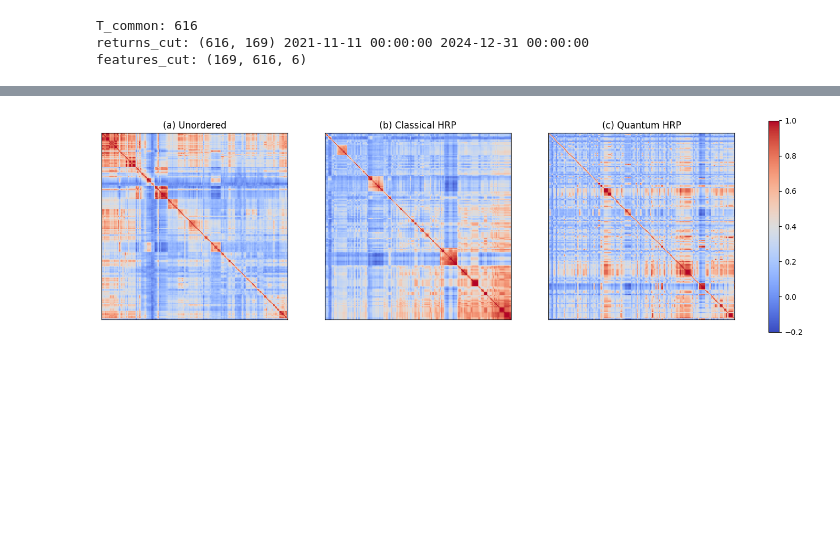
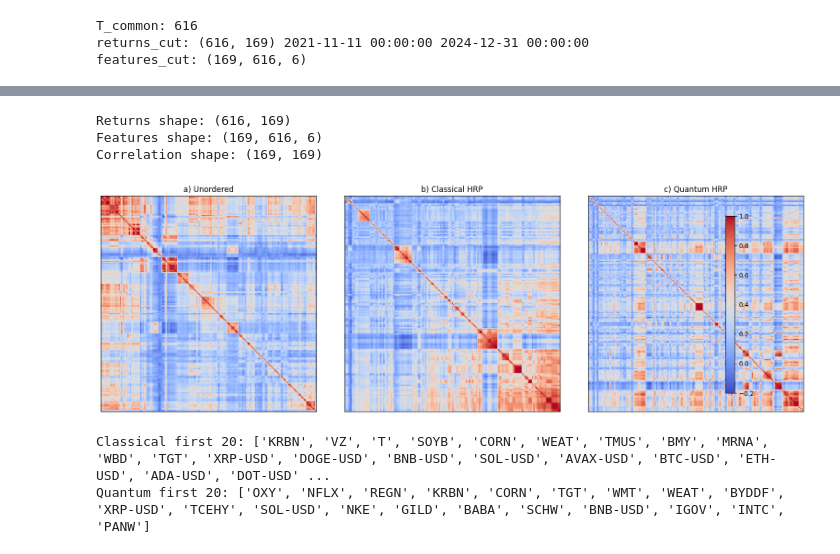
Before and after one commit to ikergs03/tfg-pricing-european-call-qae, a Jupyter notebook: src/qhrp_figure3_4/figure3_replication.ipynb, the cells around one changed output, grey strips where cells are left out. Drawn from its saved outputs; the diff is of its cells as text; code cells hidden in the pictures; blank space fills up the shorter version.

```diff
--- a/src/qhrp_figure3_4/figure3_replication.ipynb
+++ b/src/qhrp_figure3_4/figure3_replication.ipynb
@@ -72,21 +72,47 @@ Mean abs diff (ordered corr): 0.19727405852844387
 # %%
+# CELL: Figure 3 Correlation Matrices
 fig, axs = plt.subplots(1, 3, figsize=(16, 5))
 
-axs[0].imshow(corr, cmap="coolwarm", vmin=-0.2, vmax=1)
-axs[0].set_title("(a) Unordered")
+# Validaciones previas
+print(f"Returns shape: {returns_cut.shape}")
+print(f"Features shape: {features_cut.shape}")
+print(f"Correlation shape: {corr.shape}")
 
-axs[1].imshow(corr_classical, cmap="coolwarm", vmin=-0.2, vmax=1)
-axs[1].set_title("(b) Classical HRP")
+# a) Unordered Correlation
+im0 = axs[0].imshow(corr, cmap='coolwarm', vmin=-0.2, vmax=1)
+axs[0].set_title('a) Unordered', fontsize=12)
+axs[0].set_xticks([])
+axs[0].set_yticks([])
 
-axs[2].imshow(corr_quantum, cmap="coolwarm", vmin=-0.2, vmax=1)
-axs[2].set_title("(c) Quantum HRP")
+# b) Classical HRP - Correlation Reordered
+order_classical = hrp_order_from_correlation(corr)
+corr_classical = corr.iloc[order_classical, :].iloc[:, order_classical]
+im1 = axs[1].imshow(corr_classical, cmap='coolwarm', vmin=-0.2, vmax=1)
+axs[1].set_title('b) Classical HRP', fontsize=12)
+axs[1].set_xticks([])
+axs[1].set_yticks([])
 
-for ax in axs:
-    ax.set_xticks([])
-    ax.set_yticks([])
+# c) Quantum HRP - Correlation Reordered
+order_quantum = hrp_order_from_distance(D_quantum)
+corr_quantum = corr.iloc[order_quantum, :].iloc[:, order_quantum]
+im2 = axs[2].imshow(corr_quantum, cmap='coolwarm', vmin=-0.2, vmax=1)
+axs[2].set_title('c) Quantum HRP', fontsize=12)
+axs[2].set_xticks([])
+axs[2].set_yticks([])
 
-fig.colorbar(axs[0].images[0], ax=axs, fraction=0.02)
-plt.savefig("figures/figure3.png", dpi=300)
+# Colorbar compartido
+fig.colorbar(im0, ax=axs, fraction=0.02, pad=0.04)
+
+plt.tight_layout()
+plt.savefig('figures/figure3_comparison.png', dpi=300, bbox_inches='tight')
 plt.show()
+
+print(f"Classical first 20: {corr.columns[order_classical[:20]].tolist()}")
+print(f"Quantum first 20: {corr.columns[order_quantum[:20]].tolist()}")
 # %% [output]
+Returns shape: (616, 169)
+Features shape: (169, 616, 6)
+Correlation shape: (169, 169)
-[figure, old version]
+[figure, new version]
+Classical first 20: ['KRBN', 'VZ', 'T', 'SOYB', 'CORN', 'WEAT', 'TMUS', 'BMY', 'MRNA', 'WBD', 'TGT', 'XRP-USD', 'DOGE-USD', 'BNB-USD', 'SOL-USD', 'AVAX-USD', 'BTC-USD', 'ETH-USD', 'ADA-USD', 'DOT-USD' ...
+Quantum first 20: ['OXY', 'NFLX', 'REGN', 'KRBN', 'CORN', 'TGT', 'WMT', 'WEAT', 'BYDDF', 'XRP-USD', 'TCEHY', 'SOL-USD', 'NKE', 'GILD', 'BABA', 'SCHW', 'BNB-USD', 'IGOV', 'INTC', 'PANW']
```
Also changed, not shown: parts of 6 cells of this notebook.
